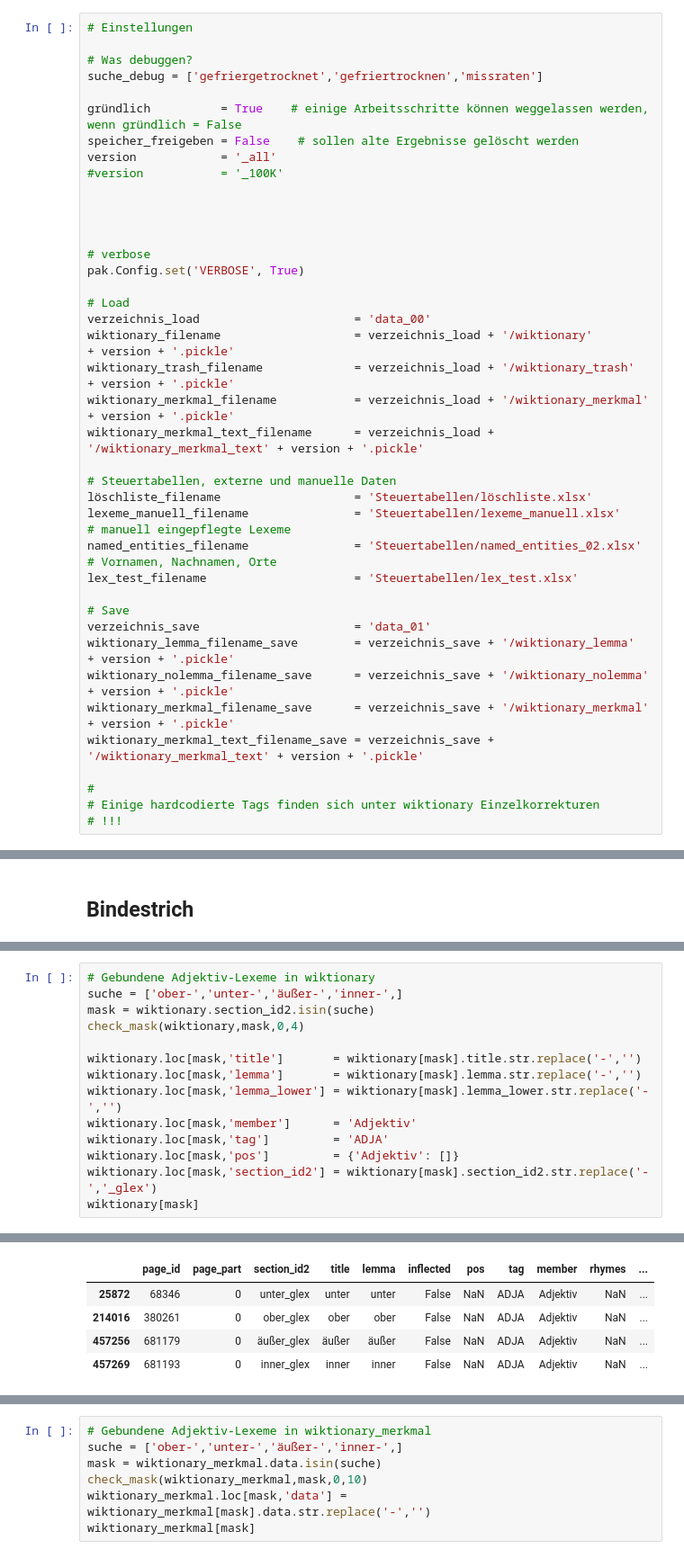
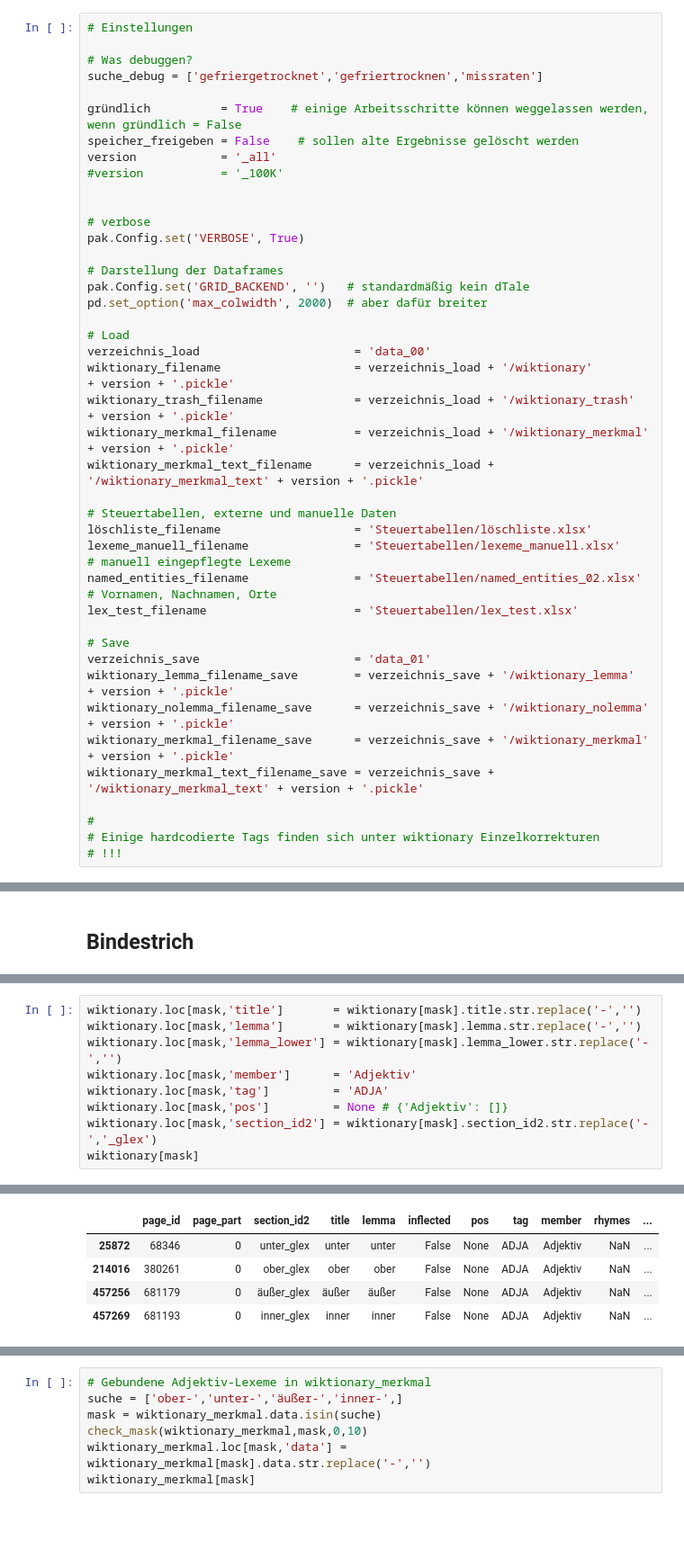
Before and after one commit to djekra/wiktionary_wortschatz, a Jupyter notebook: 1_wiktionary_parsen/x34_d01_tag_und_member.ipynb, the cells around one changed output, grey strips where cells are left out. Shown at 90% size. Cells and saved outputs as stored; diff of their text form; blank space fills up the shorter version.

```diff
--- a/1_wiktionary_parsen/x34_d01_tag_und_member.ipynb
+++ b/1_wiktionary_parsen/x34_d01_tag_und_member.ipynb
@@ -82,10 +81,12 @@ version            = '_all'
 #version           = '_100K'
 
 
-
-
 # verbose
 pak.Config.set('VERBOSE', True)
+
+# Darstellung der Dataframes
+pak.Config.set('GRID_BACKEND', '')   # standardmäßig kein dTale
+pd.set_option('max_colwidth', 2000)  # aber dafür breiter
 
 # Load
 verzeichnis_load                      = 'data_00'
@@ -609,15 +721,10 @@ grid(wiktionary,mask)
 # %%
-# Gebundene Adjektiv-Lexeme in wiktionary
-suche = ['ober-','unter-','äußer-','inner-',]
-mask = wiktionary.section_id2.isin(suche)
-check_mask(wiktionary,mask,0,4)
-
 wiktionary.loc[mask,'title']       = wiktionary[mask].title.str.replace('-','')
 wiktionary.loc[mask,'lemma']       = wiktionary[mask].lemma.str.replace('-','')
 wiktionary.loc[mask,'lemma_lower'] = wiktionary[mask].lemma_lower.str.replace('-','')
 wiktionary.loc[mask,'member']      = 'Adjektiv'
 wiktionary.loc[mask,'tag']         = 'ADJA'
-wiktionary.loc[mask,'pos']         = {'Adjektiv': []}
+wiktionary.loc[mask,'pos']         = None # {'Adjektiv': []}
 wiktionary.loc[mask,'section_id2'] = wiktionary[mask].section_id2.str.replace('-','_glex')
 wiktionary[mask]
 # %% [output]
@@ -625,5 +731,5 @@ check_mask:  4 rows
 |  | page_id | page_part | section_id2 | title | lemma | inflected | pos | tag | member | rhymes | ... |
-| 25872 | 68346 | 0 | unter_glex | unter | unter | False | NaN | ADJA | Adjektiv | NaN | ... |
-| 214016 | 380261 | 0 | ober_glex | ober | ober | False | NaN | ADJA | Adjektiv | NaN | ... |
-| 457256 | 681179 | 0 | äußer_glex | äußer | äußer | False | NaN | ADJA | Adjektiv | NaN | ... |
-| 457269 | 681193 | 0 | inner_glex | inner | inner | False | NaN | ADJA | Adjektiv | NaN | ... |
+| 25872 | 68346 | 0 | unter_glex | unter | unter | False | None | ADJA | Adjektiv | NaN | ... |
+| 214016 | 380261 | 0 | ober_glex | ober | ober | False | None | ADJA | Adjektiv | NaN | ... |
+| 457256 | 681179 | 0 | äußer_glex | äußer | äußer | False | None | ADJA | Adjektiv | NaN | ... |
+| 457269 | 681193 | 0 | inner_glex | inner | inner | False | None | ADJA | Adjektiv | NaN | ... |
```
Also changed, not shown: parts of 110 cells of this notebook, 10 other files.
